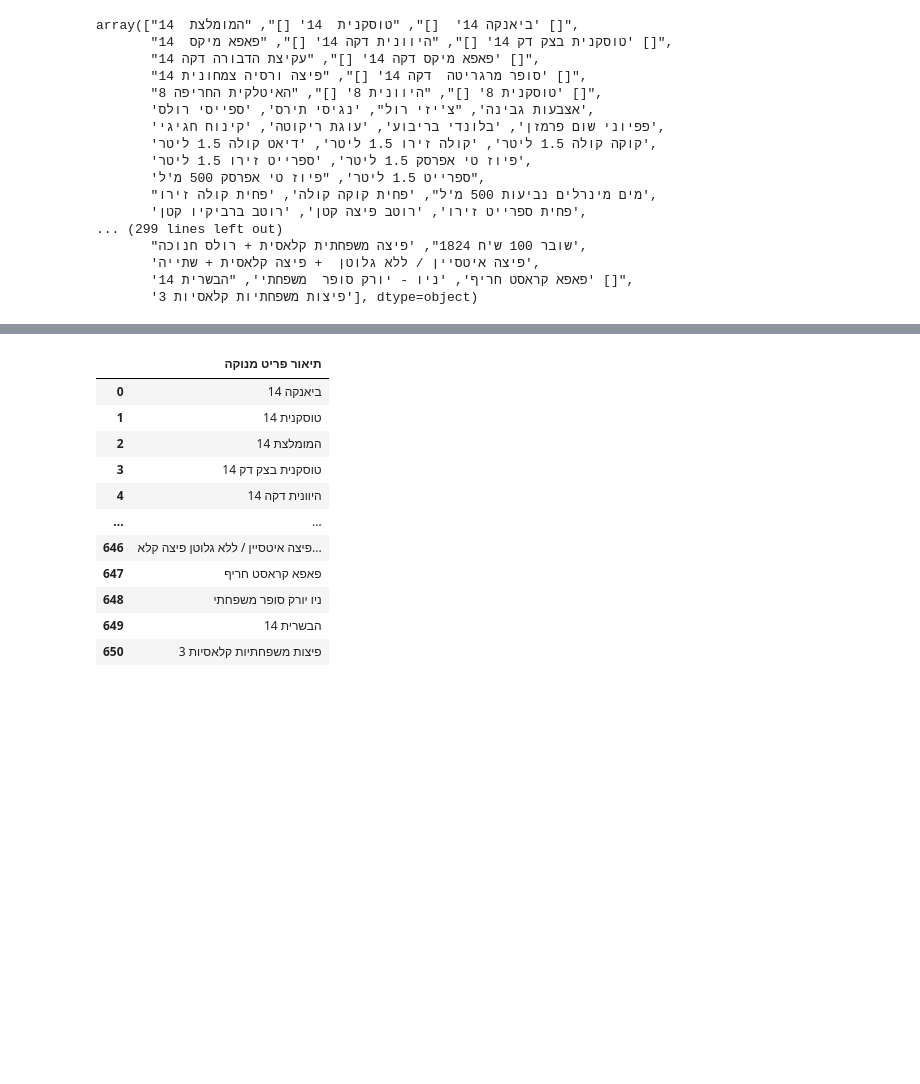
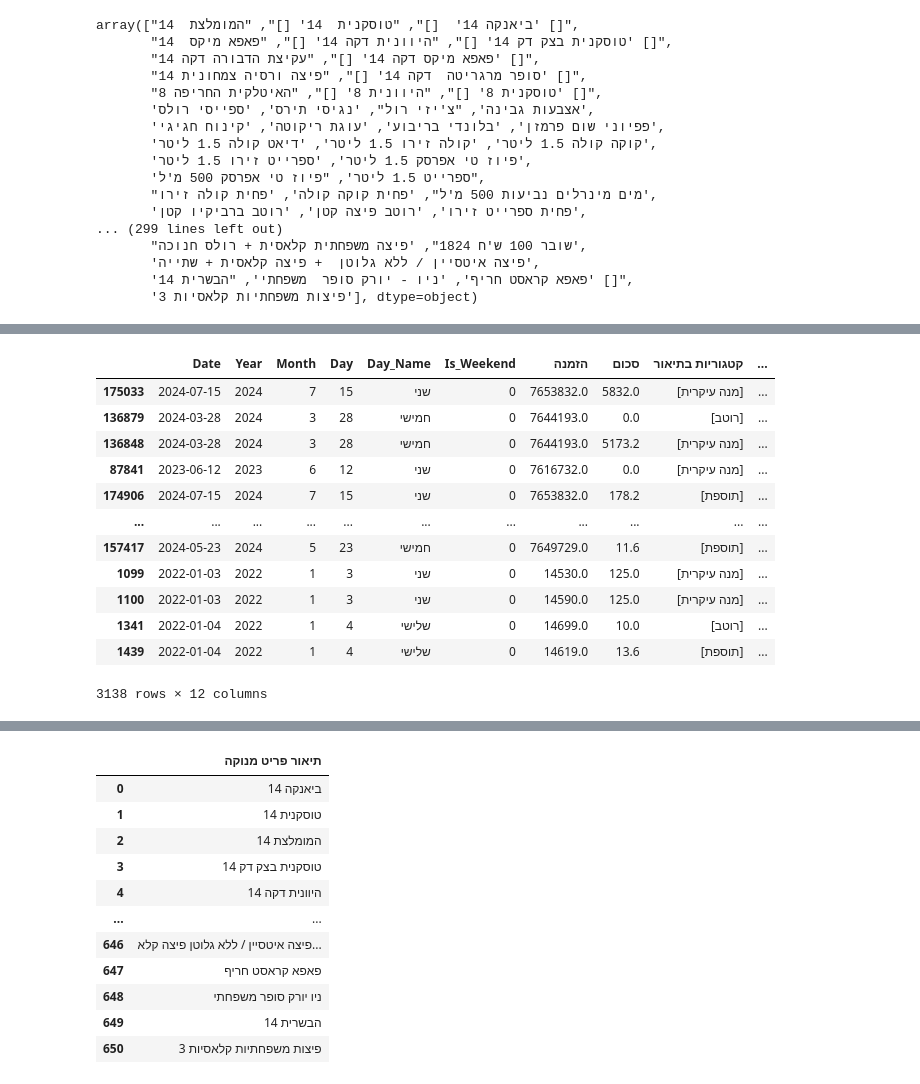
Before and after one commit to orifelszer/PapaJohns_Data_Science_Project, a Jupyter notebook: Data_cleaning.ipynb, the cells around one changed output, grey strips where cells are left out. Drawn from its saved outputs; the diff is of its cells as text; code cells hidden in the pictures; blank space fills up the shorter version.

```diff
--- a/Data_cleaning.ipynb
+++ b/Data_cleaning.ipynb
@@ -363,0 +419,16 @@ df_split = df_split[~df_split["תיאור פריט מנוקה"].str.startswith("
+# %%
+df_split[df_split["כמות"] >3].sort_values("כמות", ascending=False)
+# %% [output]
+|  | Date | Year | Month | Day | Day_Name | Is_Weekend | הזמנה | סכום | קטגוריות בתיאור | ... |
+| 175033 | 2024-07-15 | 2024 | 7 | 15 | שני | 0 | 7653832.0 | 5832.0 | [מנה עיקרית] | ... |
+| 136879 | 2024-03-28 | 2024 | 3 | 28 | חמישי | 0 | 7644193.0 | 0.0 | [רוטב] | ... |
+| 136848 | 2024-03-28 | 2024 | 3 | 28 | חמישי | 0 | 7644193.0 | 5173.2 | [מנה עיקרית] | ... |
+| 87841 | 2023-06-12 | 2023 | 6 | 12 | שני | 0 | 7616732.0 | 0.0 | [מנה עיקרית] | ... |
+| 174906 | 2024-07-15 | 2024 | 7 | 15 | שני | 0 | 7653832.0 | 178.2 | [תוספת] | ... |
+| ... | ... | ... | ... | ... | ... | ... | ... | ... | ... | ... |
+| 157417 | 2024-05-23 | 2024 | 5 | 23 | חמישי | 0 | 7649729.0 | 11.6 | [תוספת] | ... |
+| 1099 | 2022-01-03 | 2022 | 1 | 3 | שני | 0 | 14530.0 | 125.0 | [מנה עיקרית] | ... |
+| 1100 | 2022-01-03 | 2022 | 1 | 3 | שני | 0 | 14590.0 | 125.0 | [מנה עיקרית] | ... |
+| 1341 | 2022-01-04 | 2022 | 1 | 4 | שלישי | 0 | 14699.0 | 10.0 | [רוטב] | ... |
+| 1439 | 2022-01-04 | 2022 | 1 | 4 | שלישי | 0 | 14619.0 | 13.6 | [תוספת] | ... |
+3138 rows × 12 columns
```
Also changed, not shown: parts of 22 cells of this notebook.
